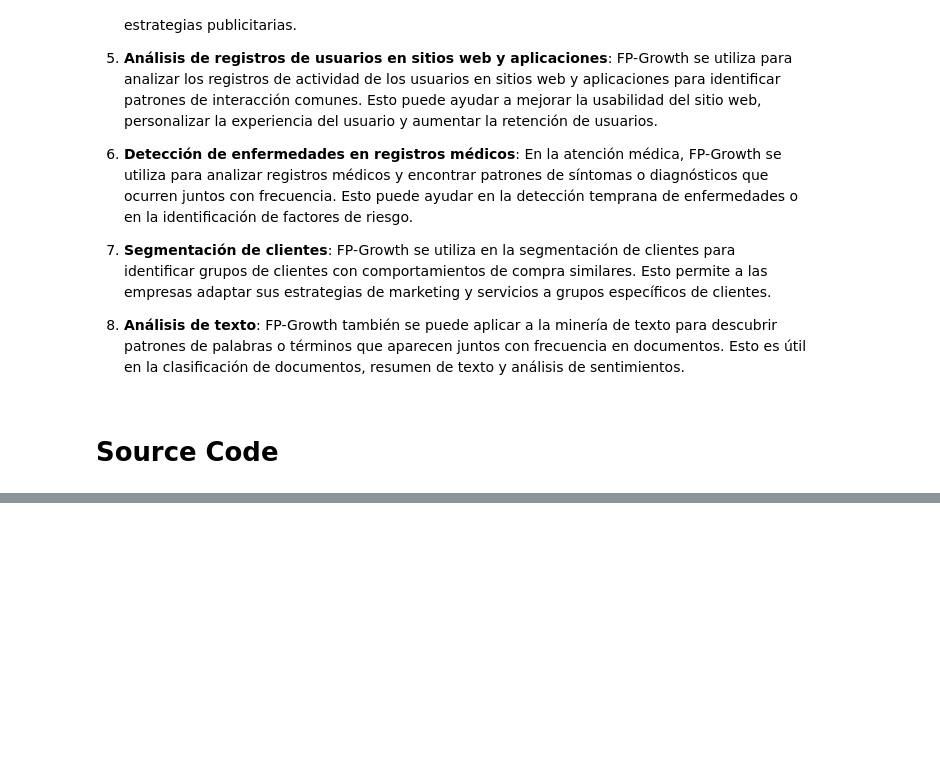
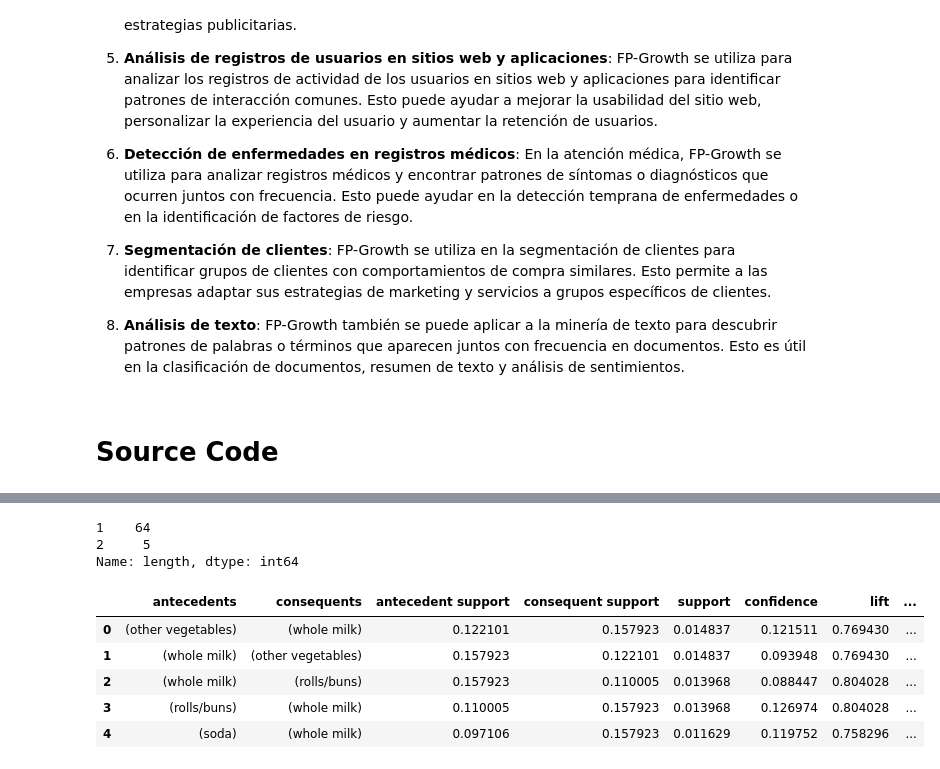
Before and after one commit to marquinamaria/UCB_MDSv4_ML, a Jupyter notebook: ARL_FP_Growth_Algorithm.ipynb, the cells around one changed output, grey strips where cells are left out. Saved outputs shown, nothing was run; the diff lists cells and outputs as text; code cells hidden in the pictures; blank space fills up the shorter version.

```diff
--- a/ARL_FP_Growth_Algorithm.ipynb
+++ b/ARL_FP_Growth_Algorithm.ipynb
@@ -52,0 +138,3 @@ Aquí detallamos algunos casos de uso comunes de FP-Growth:
+# %%
+frequent_itemsets['length'] = frequent_itemsets['itemsets'].apply(lambda x: len(x))
+frequent_itemsets
@@ -52,0 +155,6 @@ Aquí detallamos algunos casos de uso comunes de FP-Growth:
+# %%
+frequent_itemsets['length'].value_counts()
+# %% [output]
+1    64
+2     5
+Name: length, dtype: int64
@@ -52,0 +163,11 @@ Aquí detallamos algunos casos de uso comunes de FP-Growth:
+# %%
+# Compute all association rules for frequent_itemsets
+rules = association_rules(frequent_itemsets, metric = 'lift', min_threshold = 0.01)
+rules.head()
+# %% [output]
+|  | antecedents | consequents | antecedent support | consequent support | support | confidence | lift | ... |
+| 0 | (other vegetables) | (whole milk) | 0.122101 | 0.157923 | 0.014837 | 0.121511 | 0.769430 | ... |
+| 1 | (whole milk) | (other vegetables) | 0.157923 | 0.122101 | 0.014837 | 0.093948 | 0.769430 | ... |
+| 2 | (whole milk) | (rolls/buns) | 0.157923 | 0.110005 | 0.013968 | 0.088447 | 0.804028 | ... |
+| 3 | (rolls/buns) | (whole milk) | 0.110005 | 0.157923 | 0.013968 | 0.126974 | 0.804028 | ... |
+| 4 | (soda) | (whole milk) | 0.097106 | 0.157923 | 0.011629 | 0.119752 | 0.758296 | ... |
```
Also changed, not shown: parts of 18 cells of this notebook.
